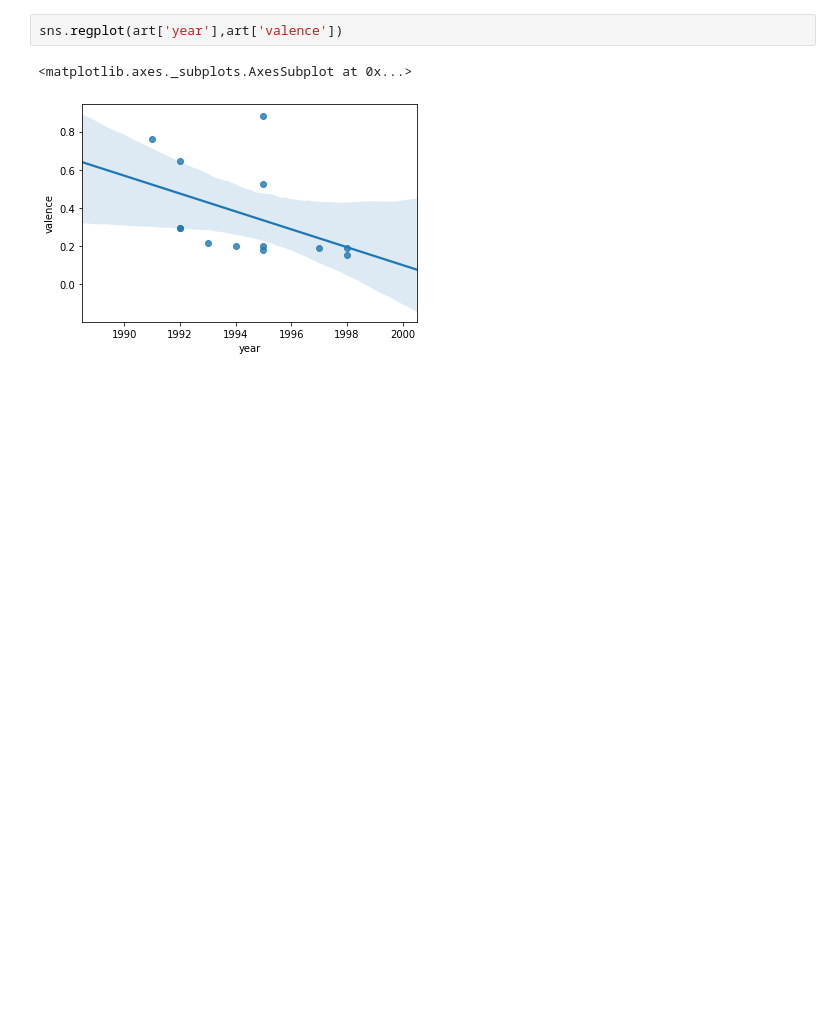
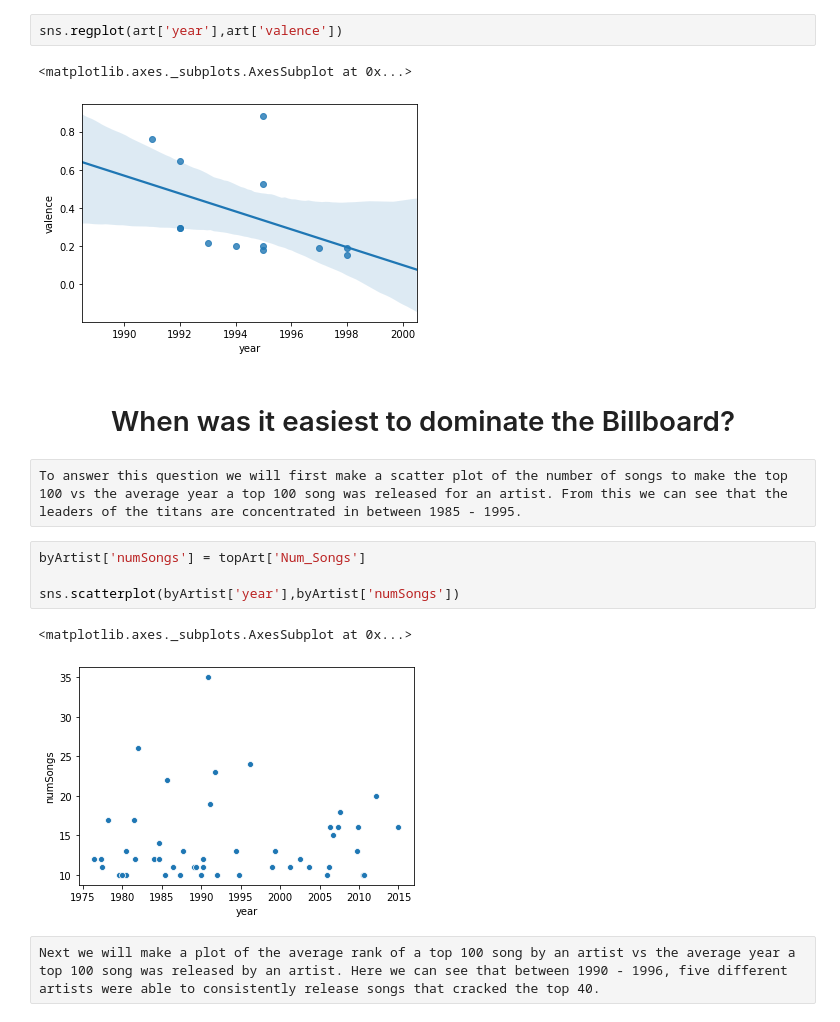
Before and after one commit to noahgriff99/320-Final-Project, a Jupyter notebook: BillboardNSpotify.ipynb, the cells around one changed output. Saved outputs shown, nothing was run; the diff lists cells and outputs as text; blank space fills up the shorter version.

```diff
--- a/BillboardNSpotify.ipynb
+++ b/BillboardNSpotify.ipynb
@@ -694,3 +678,16 @@ sns.regplot(art['year'],art['valence'])
 # %% [output]
 <matplotlib.axes._subplots.AxesSubplot at 0x...>
 [figure]
+# %% [markdown]
+<h1><center>When was it easiest to dominate the Billboard?</center></h1>
+# %% [raw]
+To answer this question we will first make a scatter plot of the number of songs to make the top 100 vs the average year a top 100 song was released for an artist. From this we can see that the leaders of the titans are concentrated in between 1985 - 1995.
+# %%
+byArtist['numSongs'] = topArt['Num_Songs']
+
+sns.scatterplot(byArtist['year'],byArtist['numSongs'])
+# %% [output]
+<matplotlib.axes._subplots.AxesSubplot at 0x...>
+[figure, added]
+# %% [raw]
+Next we will make a plot of the average rank of a top 100 song by an artist vs the average year a top 100 song was released by an artist. Here we can see that between 1990 - 1996, five different artists were able to consistently release songs that cracked the top 40.
```
Also changed, not shown: parts of 7 cells of this notebook.
